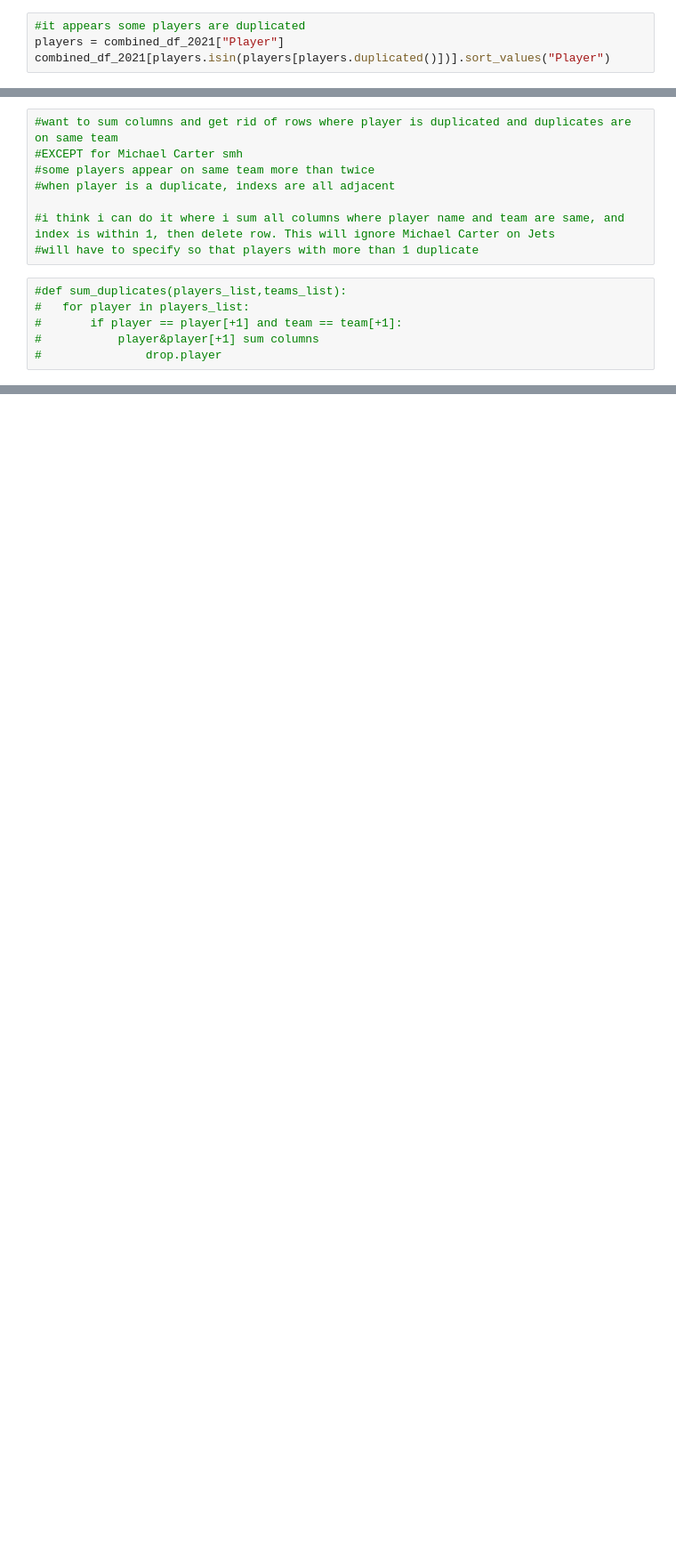
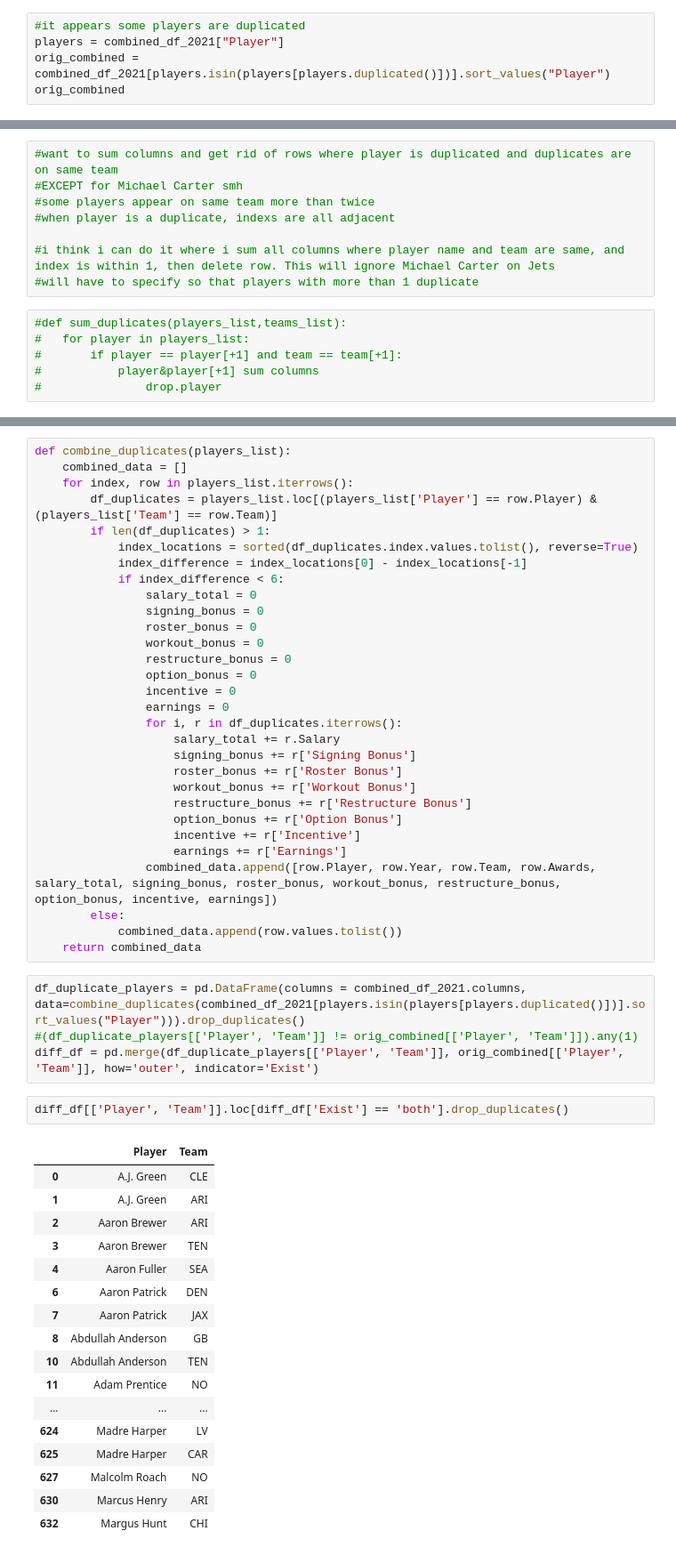
Before and after one commit to mattrubic/nfl_cap_distribution, a Jupyter notebook: combine Pro Football Reference data with Spotrac data.ipynb, the cells around one changed output, grey strips where cells are left out. Shown at 89% size. Saved outputs shown, nothing was run; the diff lists cells and outputs as text; blank space fills up the shorter version.

Commit message:
resolved duplicates

```diff
--- a/combine Pro Football Reference data with Spotrac data.ipynb
+++ b/combine Pro Football Reference data with Spotrac data.ipynb
@@ -112,7 +112,8 @@ pd.set_option('display.max_rows', None)
 # %%
 #it appears some players are duplicated
 players = combined_df_2021["Player"]
-combined_df_2021[players.isin(players[players.duplicated()])].sort_values("Player")
+orig_combined = combined_df_2021[players.isin(players[players.duplicated()])].sort_values("Player")
+orig_combined
 # %% [output]
 |  | Player | Year | Team | Awards | Salary | Signing Bonus | Roster Bonus | Workout Bonus | ... |
 | 554 | A.J. Green | 2021 | CLE |  | 660000 | 0 | 0 | 0 | ... |
@@ -147,0 +151,54 @@ combined_df_2021[players.isin(players[players.duplicated()])].sort_values("Playe
+# %%
+def combine_duplicates(players_list):
+    combined_data = []
+    for index, row in players_list.iterrows():
+        df_duplicates = players_list.loc[(players_list['Player'] == row.Player) & (players_list['Team'] == row.Team)]
+        if len(df_duplicates) > 1:
+            index_locations = sorted(df_duplicates.index.values.tolist(), reverse=True)
+            index_difference = index_locations[0] - index_locations[-1]
+            if index_difference < 6:
+                salary_total = 0
+                signing_bonus = 0
+                roster_bonus = 0
+                workout_bonus = 0
+                restructure_bonus = 0
+                option_bonus = 0
+                incentive = 0
+                earnings = 0
+                for i, r in df_duplicates.iterrows():
+                    salary_total += r.Salary
+                    signing_bonus += r['Signing Bonus']
+                    roster_bonus += r['Roster Bonus']
+                    workout_bonus += r['Workout Bonus']
+                    restructure_bonus += r['Restructure Bonus']
+                    option_bonus += r['Option Bonus']
+                    incentive += r['Incentive']
+                    earnings += r['Earnings']
+                combined_data.append([row.Player, row.Year, row.Team, row.Awards, salary_total, signing_bonus, roster_bonus, workout_bonus, restructure_bonus, option_bonus, incentive, earnings])
+        else:
+            combined_data.append(row.values.tolist())
+    return combined_data
+# %%
+df_duplicate_players = pd.DataFrame(columns = combined_df_2021.columns, data=combine_duplicates(combined_df_2021[players.isin(players[players.duplicated()])].sort_values("Player"))).drop_duplicates()
+#(df_duplicate_players[['Player', 'Team']] != orig_combined[['Player', 'Team']]).any(1)
+diff_df = pd.merge(df_duplicate_players[['Player', 'Team']], orig_combined[['Player', 'Team']], how='outer', indicator='Exist')
+# %%
+diff_df[['Player', 'Team']].loc[diff_df['Exist'] == 'both'].drop_duplicates()
+# %% [output]
+|  | Player | Team |
+| 0 | A.J. Green | CLE |
+| 1 | A.J. Green | ARI |
+| 2 | Aaron Brewer | ARI |
+| 3 | Aaron Brewer | TEN |
+| 4 | Aaron Fuller | SEA |
+| 6 | Aaron Patrick | DEN |
+| 7 | Aaron Patrick | JAX |
+| 8 | Abdullah Anderson | GB |
+| 10 | Abdullah Anderson | TEN |
+| 11 | Adam Prentice | NO |
+| ... | ... | ... |
+| 624 | Madre Harper | LV |
+| 625 | Madre Harper | CAR |
+| 627 | Malcolm Roach | NO |
+| 630 | Marcus Henry | ARI |
+| 632 | Margus Hunt | CHI |
```
Also changed, not shown: parts of 1 cell of this notebook.
